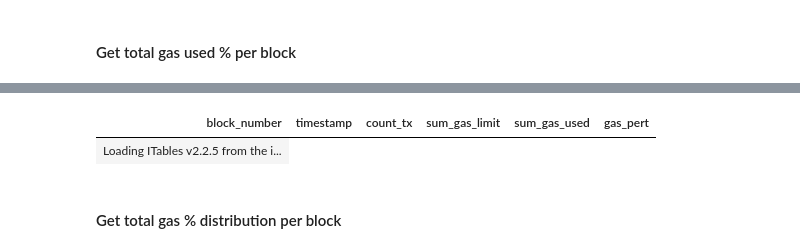
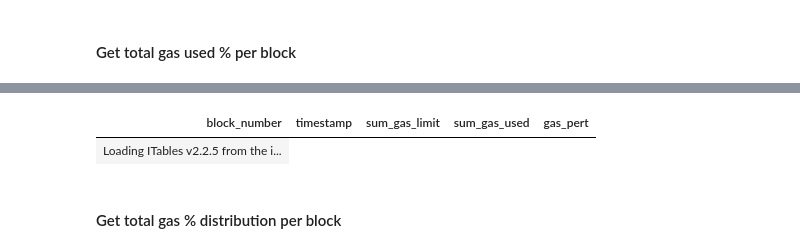
Before and after one commit to vnegi10/ETH_blockchain_data_analysis, a Jupyter notebook: Polars_query.ipynb, the cells around one changed output, grey strips where cells are left out. Cells and saved outputs as stored; diff of their text form; code cells hidden in the pictures.

```diff
--- a/Polars_query.ipynb
+++ b/Polars_query.ipynb
@@ -539,13 +524,26 @@ Wall time: 3min 25s
 # %% [markdown]
 #### Get total gas used % per block
 # %%
-def get_gas_per_block(t_start, t_end):
+def get_gas_per_block(t_start, t_end, folder):
 
-    q1 = get_blocks_filtered(t_start, t_end)
+    blocks = get_blocks_folder(folder)
+    tx     = get_tx_folder(folder)
+
+    q1 = get_blocks_filtered(t_start, t_end, blocks)
+    df_blocks = q1.collect()
+
+    bounds = df_blocks.select([
+                        pl.col("block_number").min().alias("min_block"),
+                        pl.col("block_number").max().alias("max_block")
+                             ])
+
+    min_block = bounds["min_block"][0]
+    max_block = bounds["max_block"][0]
 
     q2 = (
         pl.scan_parquet(tx,
-                        glob = True
+                        glob = True,
+                        cache = False
                        )
           .select(
                   "block_number",
@@ -553,27 +551,30 @@ def get_gas_per_block(t_start, t_end):
                   "gas_limit",
                   "gas_used"
                  )
-          .filter(pl.col("success") == True)
+          .filter((pl.col("success") == True) &
+                  (pl.col("block_number") >= min_block) &
+                  (pl.col("block_number") <= max_block)
+                 )
           .join(q1,
                 on = ["block_number"],
                 how = "inner")
           .group_by(["block_number", "timestamp"],
                     maintain_order = False)
           .agg(
-              pl.col("block_number").count().alias("count_tx"),
+              #pl.col("block_number").count().alias("count_tx"),
               pl.col("gas_limit").sum().alias("sum_gas_limit"),
               pl.col("gas_used").sum().alias("sum_gas_used")
           )
           .with_columns(
               ((pl.col("sum_gas_used") / pl.col("sum_gas_limit")) * 100).alias("gas_pert")
               )
-          .sort("gas_pert", descending = True)
-          #.limit(100)
+          # .sort("sum_gas_used", descending = True)
+          # .limit(100)
     )
 
     return q2
 # %%
 %%time
 
-get_gas_per_block("2022-01-01", "2024-12-31").limit(100).collect()
+get_gas_per_block("2020-01-01", "2025-01-01", y).limit(100).collect()
 # %% [output]
@@ -582,4 +583,4 @@ Wall time: 2.12 s
-| block_number | timestamp | count_tx | sum_gas_limit | sum_gas_used | gas_pert |
+| block_number | timestamp | sum_gas_limit | sum_gas_used | gas_pert |
 | Loading ITables v2.2.5 from the i... |
 # %% [markdown]
 #### Get total gas % distribution per block
```
Also changed, not shown: parts of 6 cells of this notebook, 1 other file.
